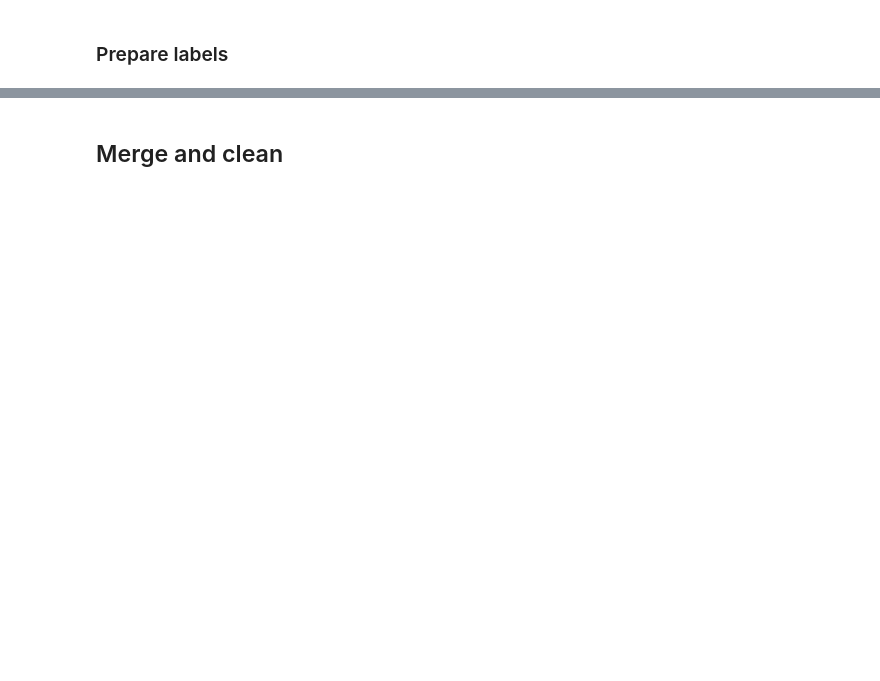
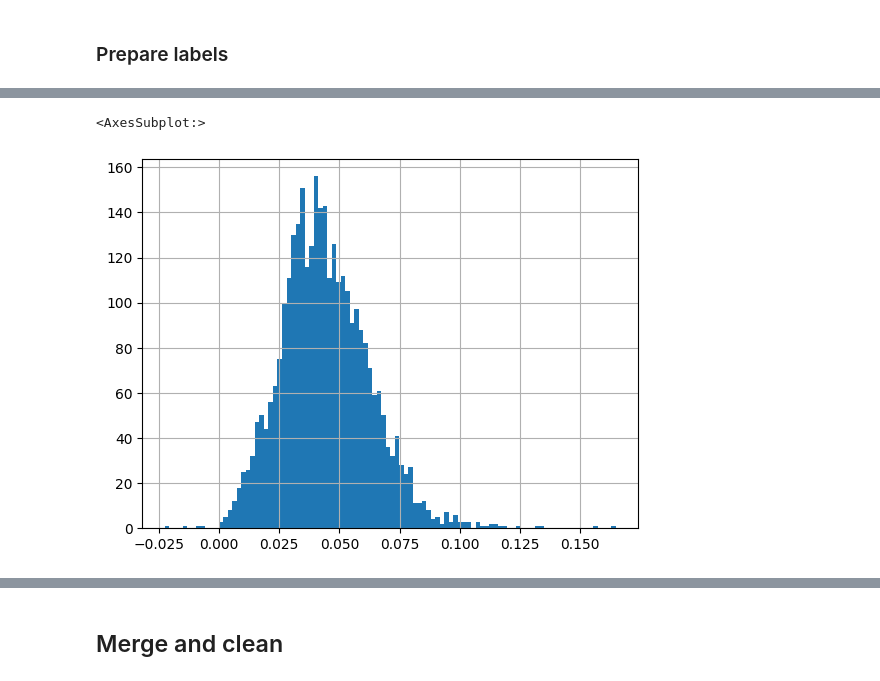
Before and after one commit to robbagott/covid-case-predictor, a Jupyter notebook: covid-case-predictor.ipynb, the cells around one changed output, grey strips where cells are left out. Saved outputs shown, nothing was run; the diff lists cells and outputs as text; code cells hidden in the pictures; blank space fills up the shorter version.

```diff
--- a/covid-case-predictor.ipynb
+++ b/covid-case-predictor.ipynb
@@ -438,0 +436,5 @@ merged['cumulative_confirmed'].hist(bins = 100)
+# %%
+surge_2['cumulative_confirmed'].hist(bins = 100)
+# %% [output]
+<AxesSubplot:>
+[figure, added]
```
Also changed, not shown: parts of 20 cells of this notebook.
